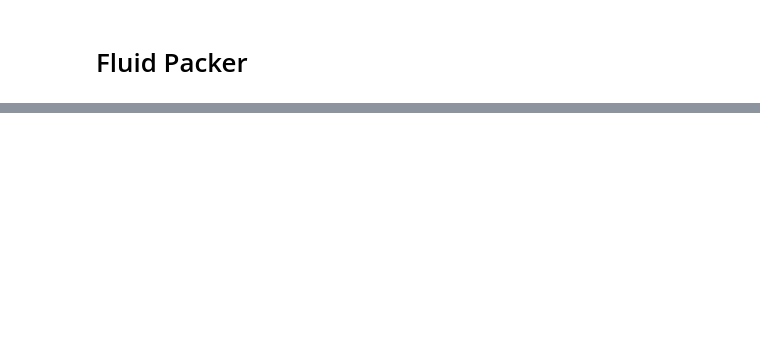
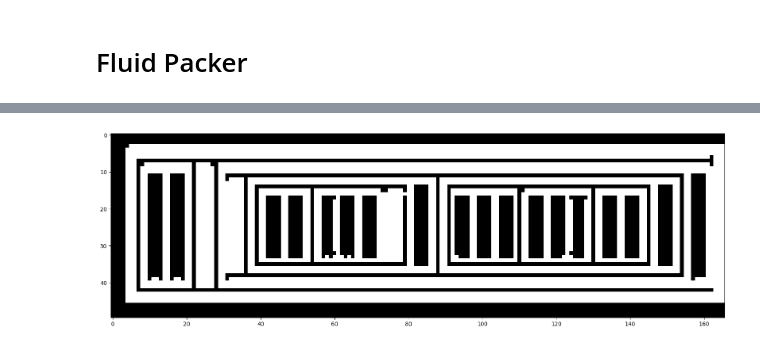
Before and after one commit to marcomaida/treecode, a Jupyter notebook: experiments/packer/packer.ipynb, the cells around one changed output, grey strips where cells are left out. Cells and saved outputs as stored; diff of their text form; code cells hidden in the pictures; blank space fills up the shorter version.

```diff
--- a/experiments/packer/packer.ipynb
+++ b/experiments/packer/packer.ipynb
@@ -1,20 +1,2 @@
 # %% [markdown]
 # Fluid Packer
-# %%
-import matplotlib.pyplot as plt
-from skimage import io
-import numpy as np
-import skimage
-from skimage.color import rgb2gray
-
-def show(original):
-    fig, axes = plt.subplots(1, 1, figsize=(16, 8))
-    ax = axes.ravel()
-    ax[0].imshow(original)
-    ax[0].set_title("Original")
-    fig.tight_layout()
-    plt.show()
-
-original = io.imread("demo.png")
-
-show(original)
@@ -22,0 +3,64 @@ ModuleNotFoundError: No module named 'skimage'
+# %%
+import matplotlib.pyplot as plt
+from skimage import io
+import numpy as np
+import skimage
+from skimage.color import rgb2gray
+from skimage import filters
+
+def show(img):
+    fig, axes = plt.subplots(1, 1, figsize=(16, 8))
+    axes.imshow(img, cmap='gray')
+    fig.tight_layout()
+    plt.show()
+
+img = io.imread("small.png", as_gray=True)
+
+# Apply Otsu's tresholding
+threshold_value = filters.threshold_otsu(img)
+img = img > threshold_value
+
+# show(img)
+
+def is_at_least_px(img, y, x, min_pixels=3):
+    color = img[y][x]
+    frontier = {(y,x)}
+    while len(frontier) > 0:
+        py,px = frontier.pop()
+        min_pixels -= 1
+        if min_pixels == 0:
+            return True
+        for ppx in np.array([-1,0,1])+px:
+            for ppy in np.array([-1,0,1])+py:
+                if (ppy >= 0 and ppy < img.shape[0] and
+                    ppx >= 0 and ppx < img.shape[1] and
+                    img[ppy,ppx] == color):
+                    frontier.add((ppy,ppx))
+
+    return False
+
+def color_at(img, y, x):
+    if 0 <= y < img.shape[0] and 0 <= x < img.shape[1]:
+        return img[y][x]
+    else:
+        return False # Outside the image is considered black
+
+show(img)
+
+# Collapse to center
+h = img.shape[0]
+w = img.shape[1]
+for _ in range(10):
+    for _ in range(100):
+        new_img = img.copy()
+        for y in range(img.shape[0]):
+            for x in range(img.shape[1]):
+                dy = 1 if y < h/2 else -1
+                dx = 1 if x < w/2 else -1
+                if is_at_least_px(img, y+dy, x+dx):
+                    new_img[y][x] = color_at(img, y-dy, x-dx)
+                    new_img[y+dy][x+dx] = img[y][x]
+    img = new_img
+    show(img)
+# %% [output]
+[figure, added]
```
Also changed, not shown: parts of 2 cells of this notebook, 3 other files.
